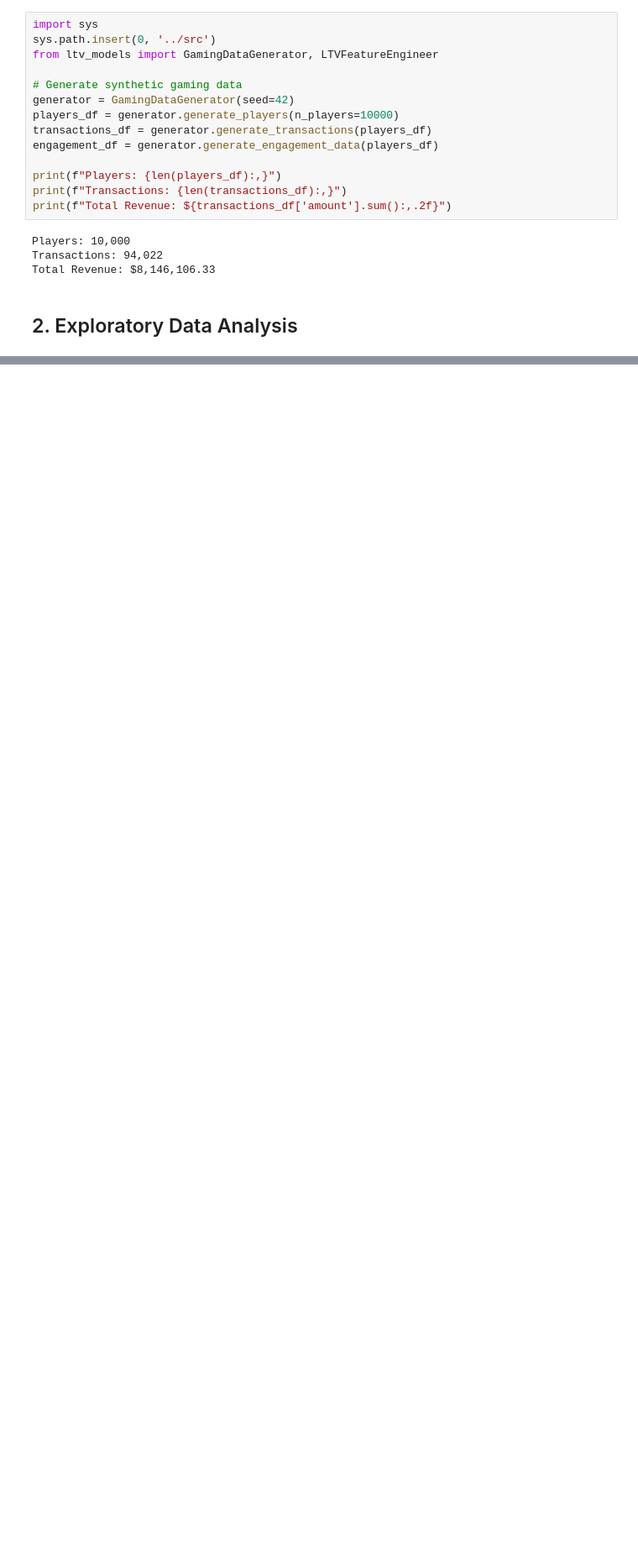
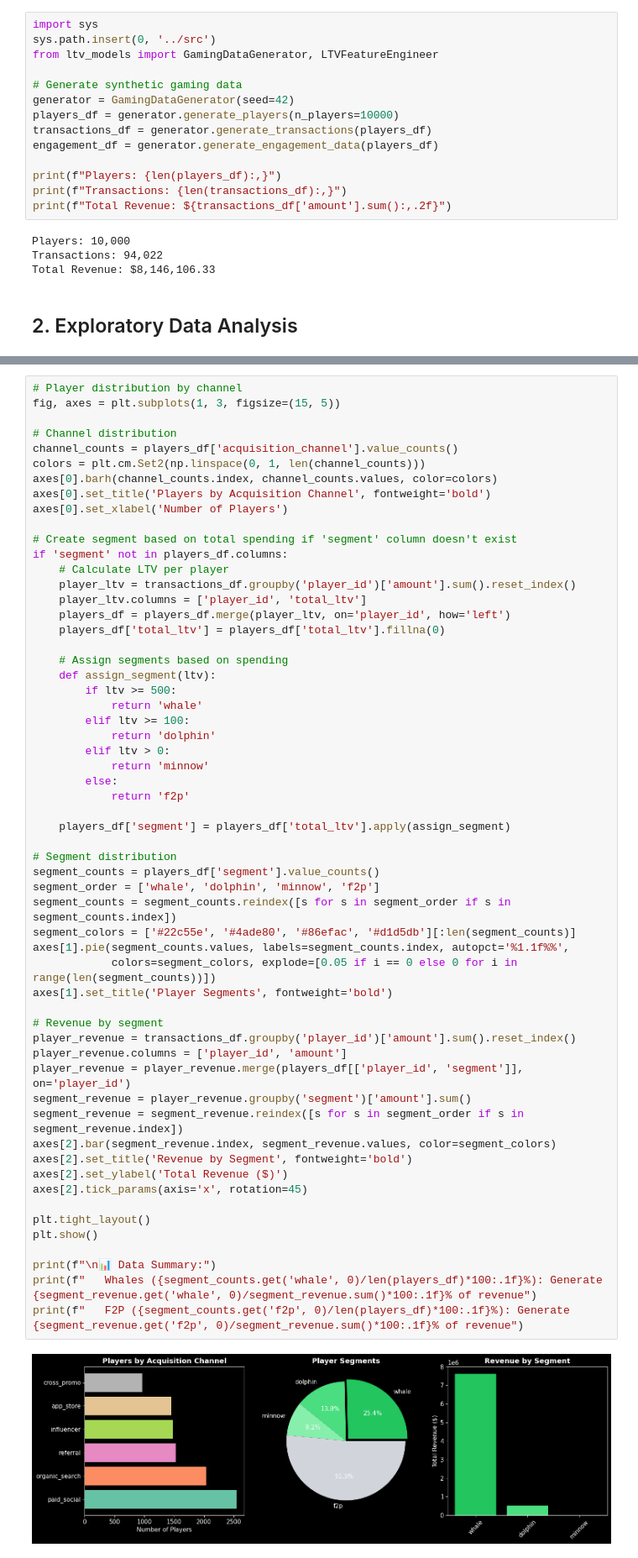
Before and after one commit to ZeroZulu/ltv-forecasting-dashboard, a Jupyter notebook: ltv_forecasting/notebooks/LTV_Analysis_Walkthrough.ipynb, the cells around one changed output, grey strips where cells are left out. Shown at 84% size. Saved outputs shown, nothing was run; the diff lists cells and outputs as text; blank space fills up the shorter version.

```diff
--- a/ltv_forecasting/notebooks/LTV_Analysis_Walkthrough.ipynb
+++ b/ltv_forecasting/notebooks/LTV_Analysis_Walkthrough.ipynb
@@ -364,0 +62,60 @@ Outputs generated:
+# %%
+# Player distribution by channel
+fig, axes = plt.subplots(1, 3, figsize=(15, 5))
+
+# Channel distribution
+channel_counts = players_df['acquisition_channel'].value_counts()
+colors = plt.cm.Set2(np.linspace(0, 1, len(channel_counts)))
+axes[0].barh(channel_counts.index, channel_counts.values, color=colors)
+axes[0].set_title('Players by Acquisition Channel', fontweight='bold')
+axes[0].set_xlabel('Number of Players')
+
+# Create segment based on total spending if 'segment' column doesn't exist
+if 'segment' not in players_df.columns:
+    # Calculate LTV per player
+    player_ltv = transactions_df.groupby('player_id')['amount'].sum().reset_index()
+    player_ltv.columns = ['player_id', 'total_ltv']
+    players_df = players_df.merge(player_ltv, on='player_id', how='left')
+    players_df['total_ltv'] = players_df['total_ltv'].fillna(0)
+
+    # Assign segments based on spending
+    def assign_segment(ltv):
+        if ltv >= 500:
+            return 'whale'
+        elif ltv >= 100:
+            return 'dolphin'
+        elif ltv > 0:
+            return 'minnow'
+        else:
+            return 'f2p'
+
+    players_df['segment'] = players_df['total_ltv'].apply(assign_segment)
+
+# Segment distribution
+segment_counts = players_df['segment'].value_counts()
+segment_order = ['whale', 'dolphin', 'minnow', 'f2p']
+segment_counts = segment_counts.reindex([s for s in segment_order if s in segment_counts.index])
+segment_colors = ['#22c55e', '#4ade80', '#86efac', '#d1d5db'][:len(segment_counts)]
+axes[1].pie(segment_counts.values, labels=segment_counts.index, autopct='%1.1f%%',
+            colors=segment_colors, explode=[0.05 if i == 0 else 0 for i in range(len(segment_counts))])
+axes[1].set_title('Player Segments', fontweight='bold')
+
+# Revenue by segment
+player_revenue = transactions_df.groupby('player_id')['amount'].sum().reset_index()
+player_revenue.columns = ['player_id', 'amount']
+player_revenue = player_revenue.merge(players_df[['player_id', 'segment']], on='player_id')
+segment_revenue = player_revenue.groupby('segment')['amount'].sum()
+segment_revenue = segment_revenue.reindex([s for s in segment_order if s in segment_revenue.index])
+axes[2].bar(segment_revenue.index, segment_revenue.values, color=segment_colors)
+axes[2].set_title('Revenue by Segment', fontweight='bold')
+axes[2].set_ylabel('Total Revenue ($)')
+axes[2].tick_params(axis='x', rotation=45)
+
+plt.tight_layout()
+plt.show()
+
+print(f"\n📊 Data Summary:")
+print(f"   Whales ({segment_counts.get('whale', 0)/len(players_df)*100:.1f}%): Generate {segment_revenue.get('whale', 0)/segment_revenue.sum()*100:.1f}% of revenue")
+print(f"   F2P ({segment_counts.get('f2p', 0)/len(players_df)*100:.1f}%): Generate {segment_revenue.get('f2p', 0)/segment_revenue.sum()*100:.1f}% of revenue")
+# %% [output]
+[figure, added]
```
Also changed, not shown: parts of 45 cells of this notebook.
